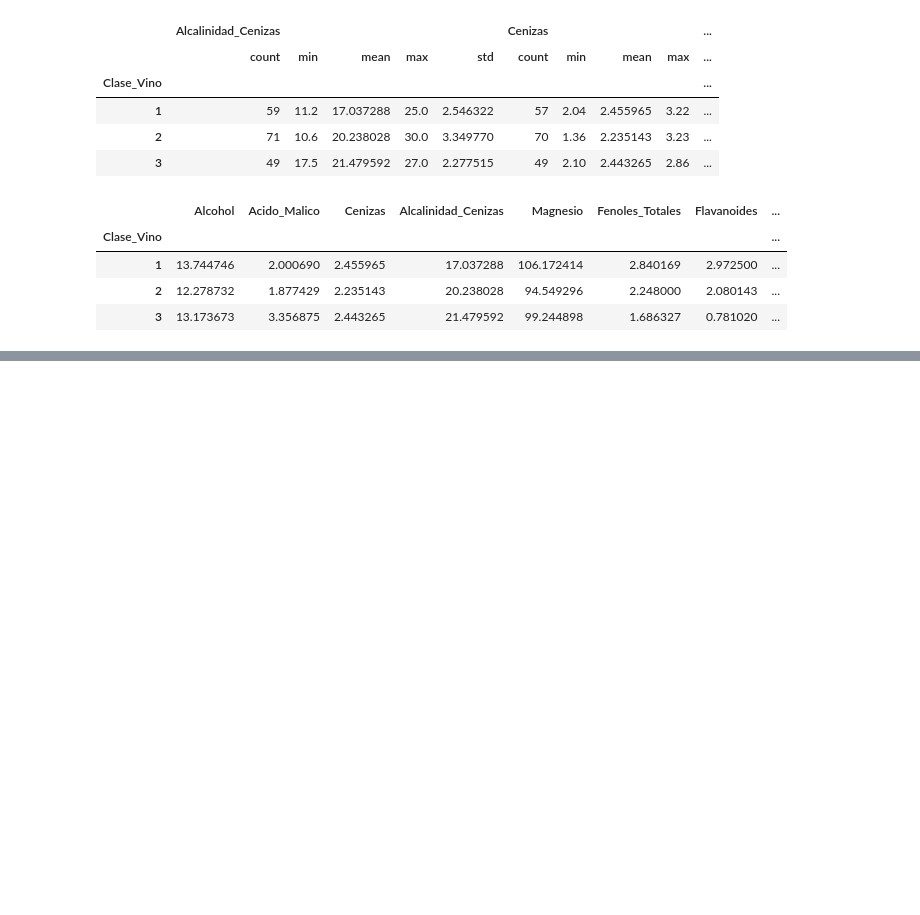
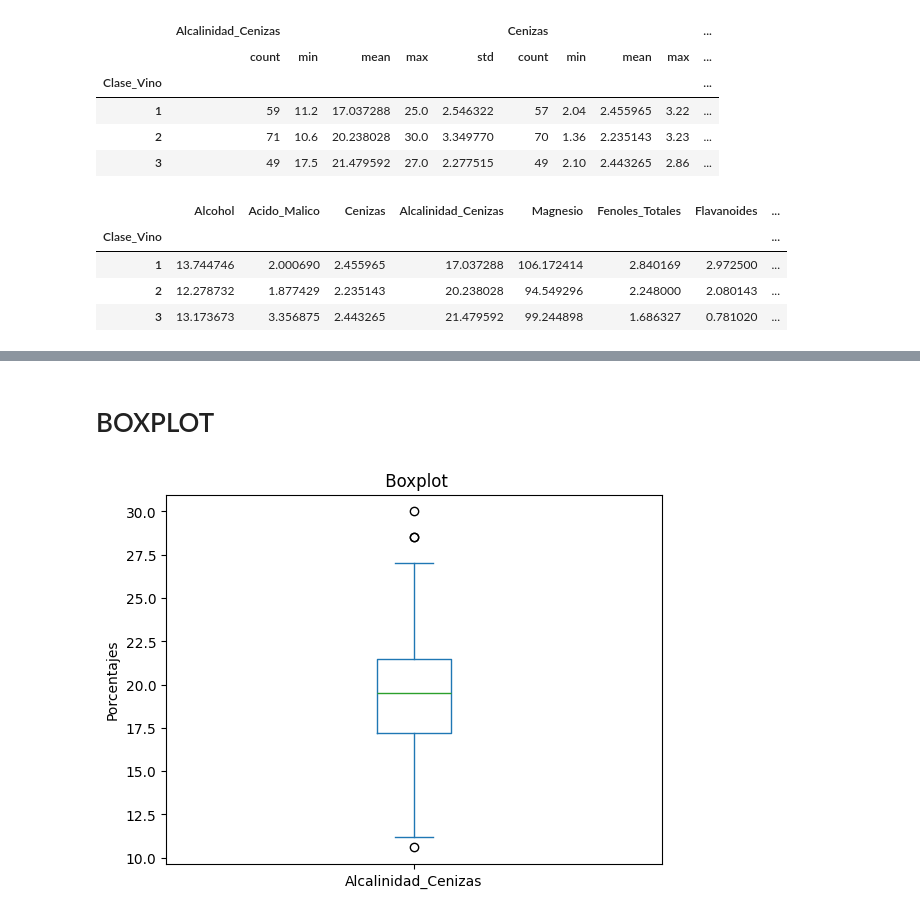
Before and after one commit to Juanesalamanca/TALLER-2, a Jupyter notebook: Taller2.ipynb, the cells around one changed output, grey strips where cells are left out. Drawn from its saved outputs; the diff is of its cells as text; code cells hidden in the pictures; blank space fills up the shorter version.

```diff
--- a/Taller2.ipynb
+++ b/Taller2.ipynb
@@ -232,0 +244,10 @@ df.loc[:,"Clase_Vino":"Prolina"].groupby("Clase_Vino").corr()
+# %% [markdown]
+# BOXPLOT
+# %%
+df["Alcalinidad_Cenizas"].plot(kind="box")
+plt.xlabel("")
+plt.ylabel("Porcentajes")
+plt.title(" Boxplot")
+plt.show()
+# %% [output]
+[figure, added]
```
Also changed, not shown: parts of 11 cells of this notebook.
